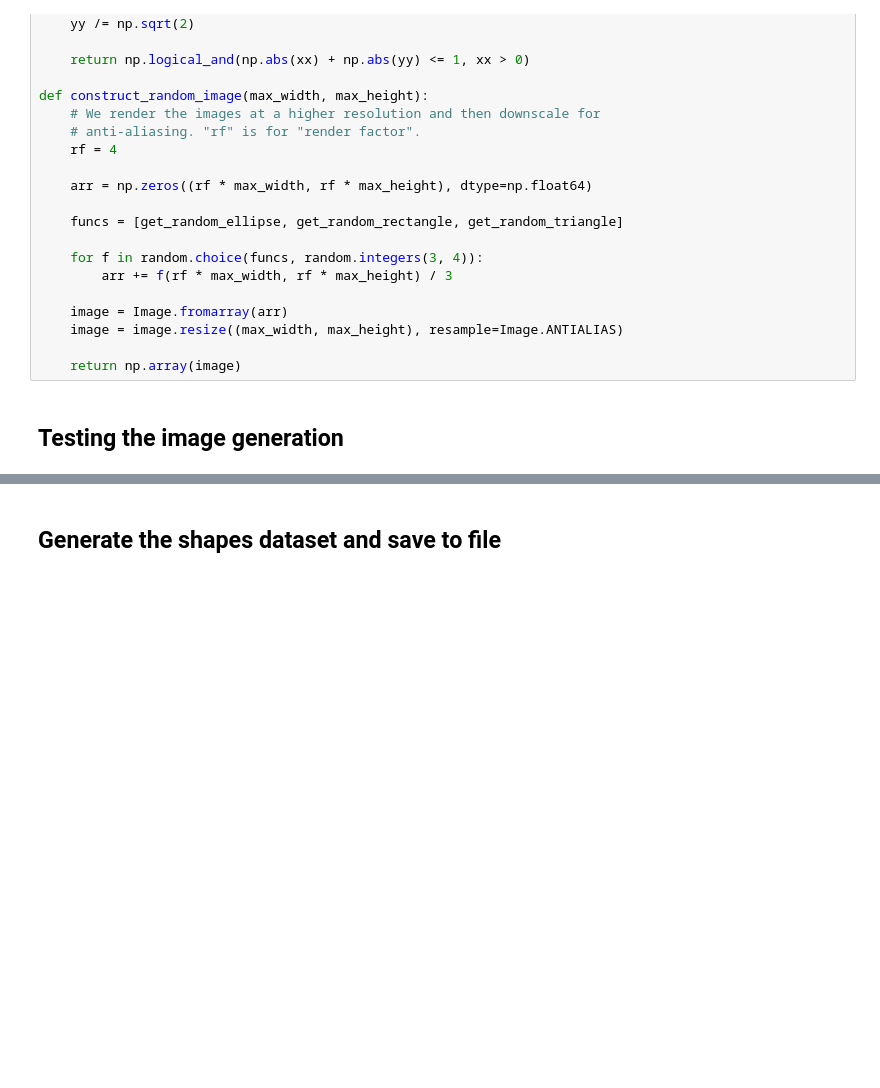
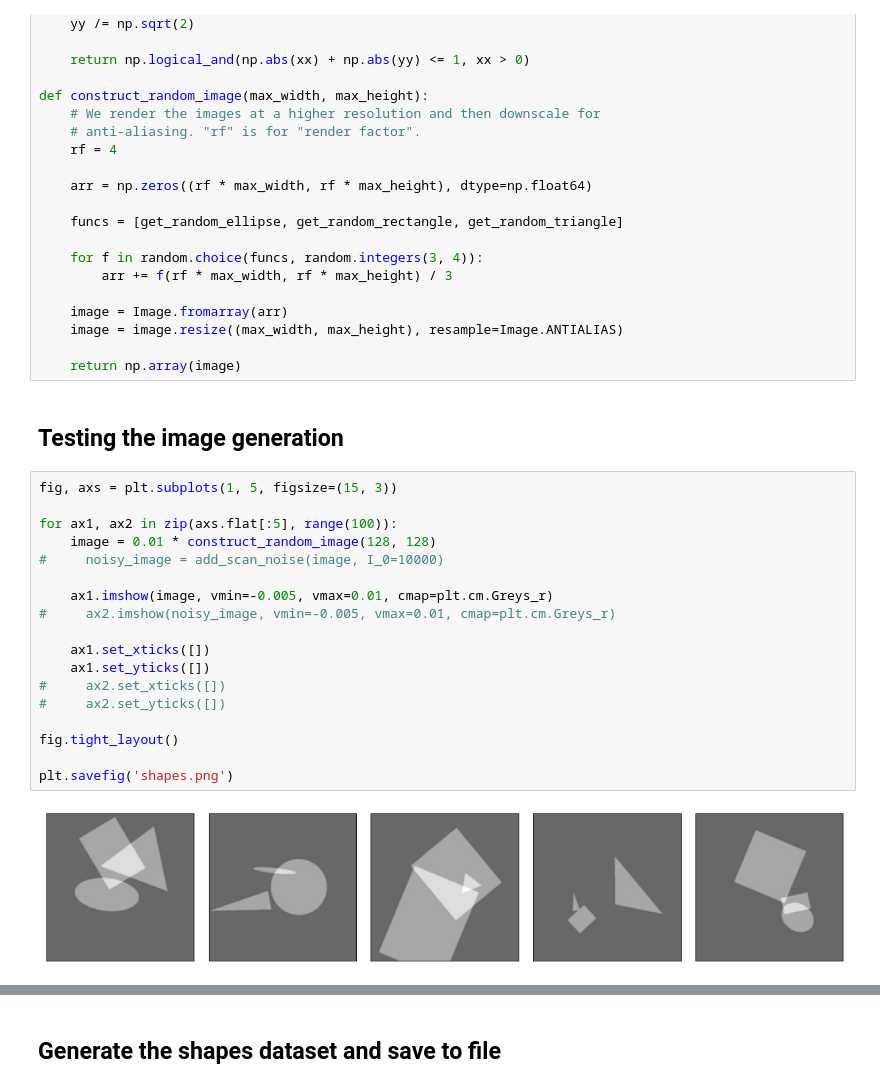
Before and after one commit to FromTheMountain/bachelorproject-code, a Jupyter notebook: GPU-shape-dataset.ipynb, the cells around one changed output, grey strips where cells are left out. Cells and saved outputs as stored; diff of their text form; blank space fills up the shorter version.

```diff
--- a/GPU-shape-dataset.ipynb
+++ b/GPU-shape-dataset.ipynb
@@ -130,6 +130,26 @@ def construct_random_image(max_width, max_height):
     return np.array(image)
 # %% [markdown]
 ## Testing the image generation
+# %%
+fig, axs = plt.subplots(1, 5, figsize=(15, 3))
+
+for ax1, ax2 in zip(axs.flat[:5], range(100)):
+    image = 0.01 * construct_random_image(128, 128)
+#     noisy_image = add_scan_noise(image, I_0=10000)
+
+    ax1.imshow(image, vmin=-0.005, vmax=0.01, cmap=plt.cm.Greys_r)
+#     ax2.imshow(noisy_image, vmin=-0.005, vmax=0.01, cmap=plt.cm.Greys_r)
+
+    ax1.set_xticks([])
+    ax1.set_yticks([])
+#     ax2.set_xticks([])
+#     ax2.set_yticks([])
+
+fig.tight_layout()
+
+plt.savefig('shapes.png')
+# %% [output]
+[figure, added]
 # %%
 fig, axs = plt.subplots(4, 4, figsize=(10, 10))
 
```
Also changed, not shown: parts of 5 cells of this notebook, 1 other file.
